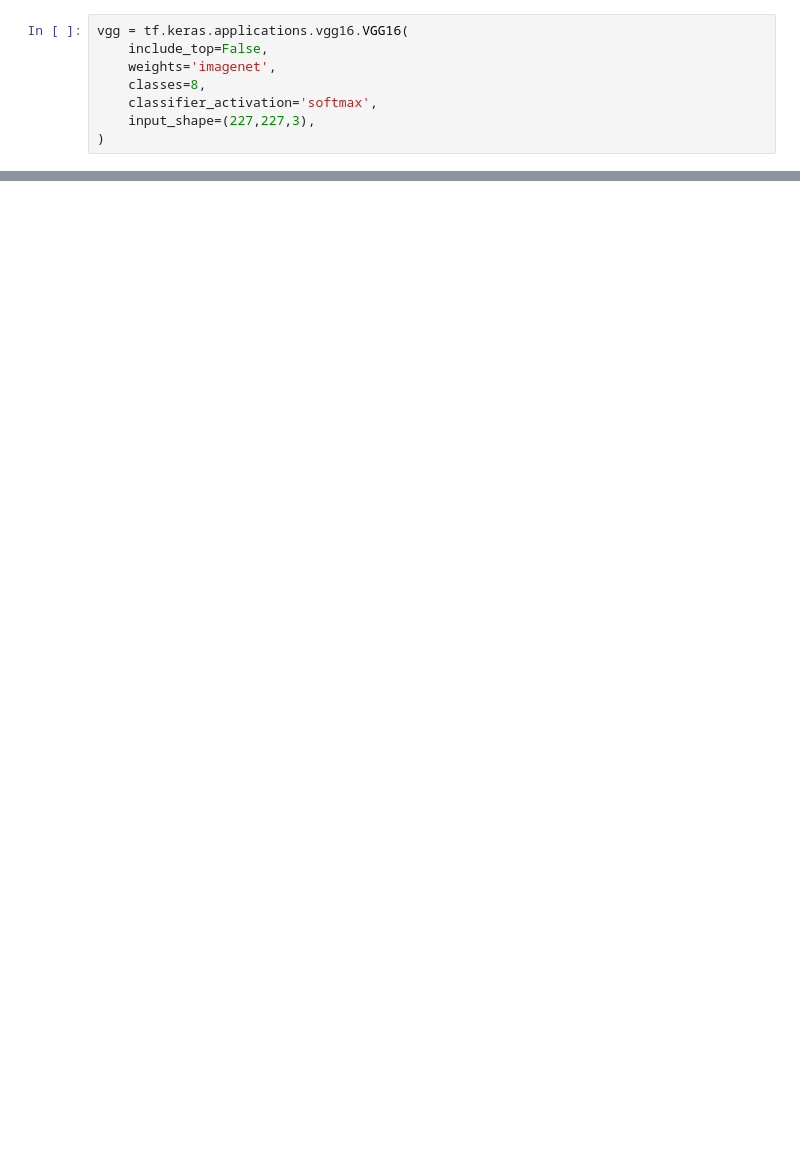
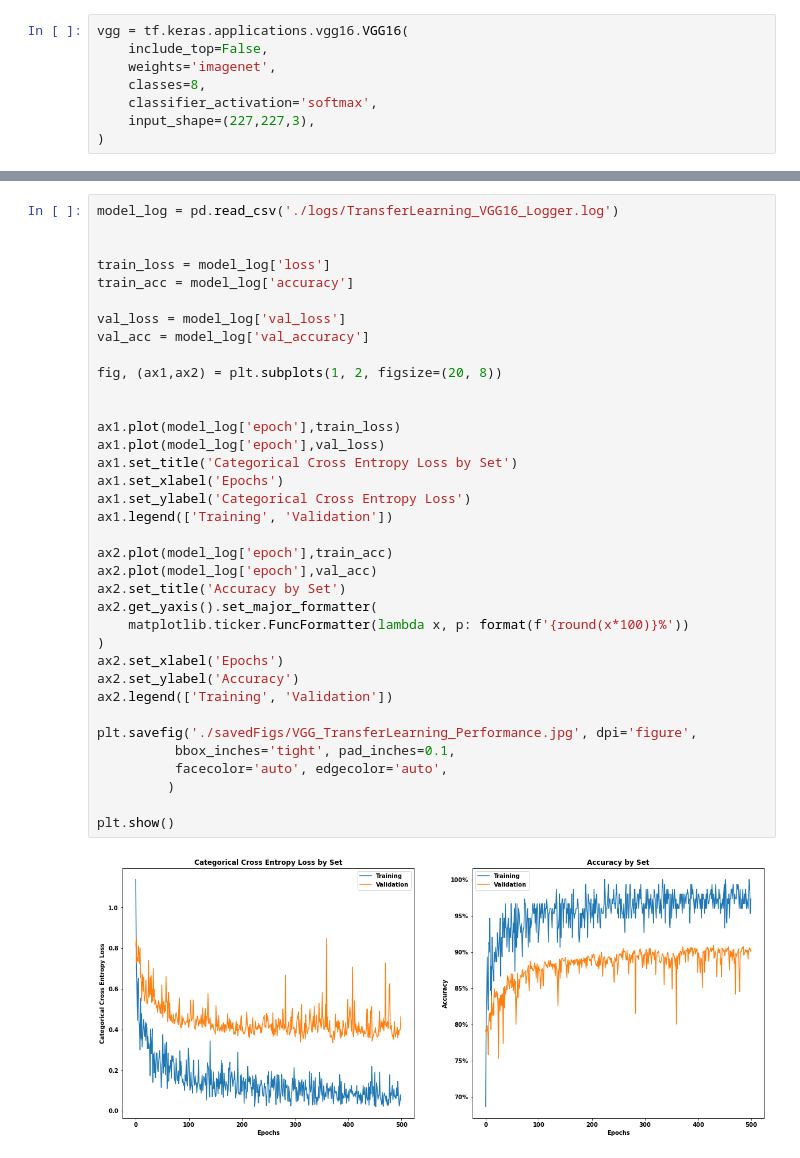
Before and after one commit to ssaeed85/dsc-ph5-MarsTerrainAnomalyDetection, a Jupyter notebook: 05_TensorflowModeling_VGG16_TransferLearning.ipynb, the cells around one changed output, grey strips where cells are left out. Cells and saved outputs as stored; diff of their text form; blank space fills up the shorter version.

```diff
--- a/05_TensorflowModeling_VGG16_TransferLearning.ipynb
+++ b/05_TensorflowModeling_VGG16_TransferLearning.ipynb
@@ -280,0 +263,38 @@ logger_df
+# %%
+model_log = pd.read_csv('./logs/TransferLearning_VGG16_Logger.log')
+
+
+train_loss = model_log['loss']
+train_acc = model_log['accuracy']
+
+val_loss = model_log['val_loss']
+val_acc = model_log['val_accuracy']
+
+fig, (ax1,ax2) = plt.subplots(1, 2, figsize=(20, 8))
+
+
+ax1.plot(model_log['epoch'],train_loss)
+ax1.plot(model_log['epoch'],val_loss)
+ax1.set_title('Categorical Cross Entropy Loss by Set')
+ax1.set_xlabel('Epochs')
+ax1.set_ylabel('Categorical Cross Entropy Loss')
+ax1.legend(['Training', 'Validation'])
+
+ax2.plot(model_log['epoch'],train_acc)
+ax2.plot(model_log['epoch'],val_acc)
+ax2.set_title('Accuracy by Set')
+ax2.get_yaxis().set_major_formatter(
+    matplotlib.ticker.FuncFormatter(lambda x, p: format(f'{round(x*100)}%'))
+)
+ax2.set_xlabel('Epochs')
+ax2.set_ylabel('Accuracy')
+ax2.legend(['Training', 'Validation'])
+
+plt.savefig('./savedFigs/VGG_TransferLearning_Performance.jpg', dpi='figure',
+          bbox_inches='tight', pad_inches=0.1,
+          facecolor='auto', edgecolor='auto',
+         )
+
+plt.show()
+# %% [output]
+[figure, added]
```
Also changed, not shown: parts of 15 cells of this notebook.
